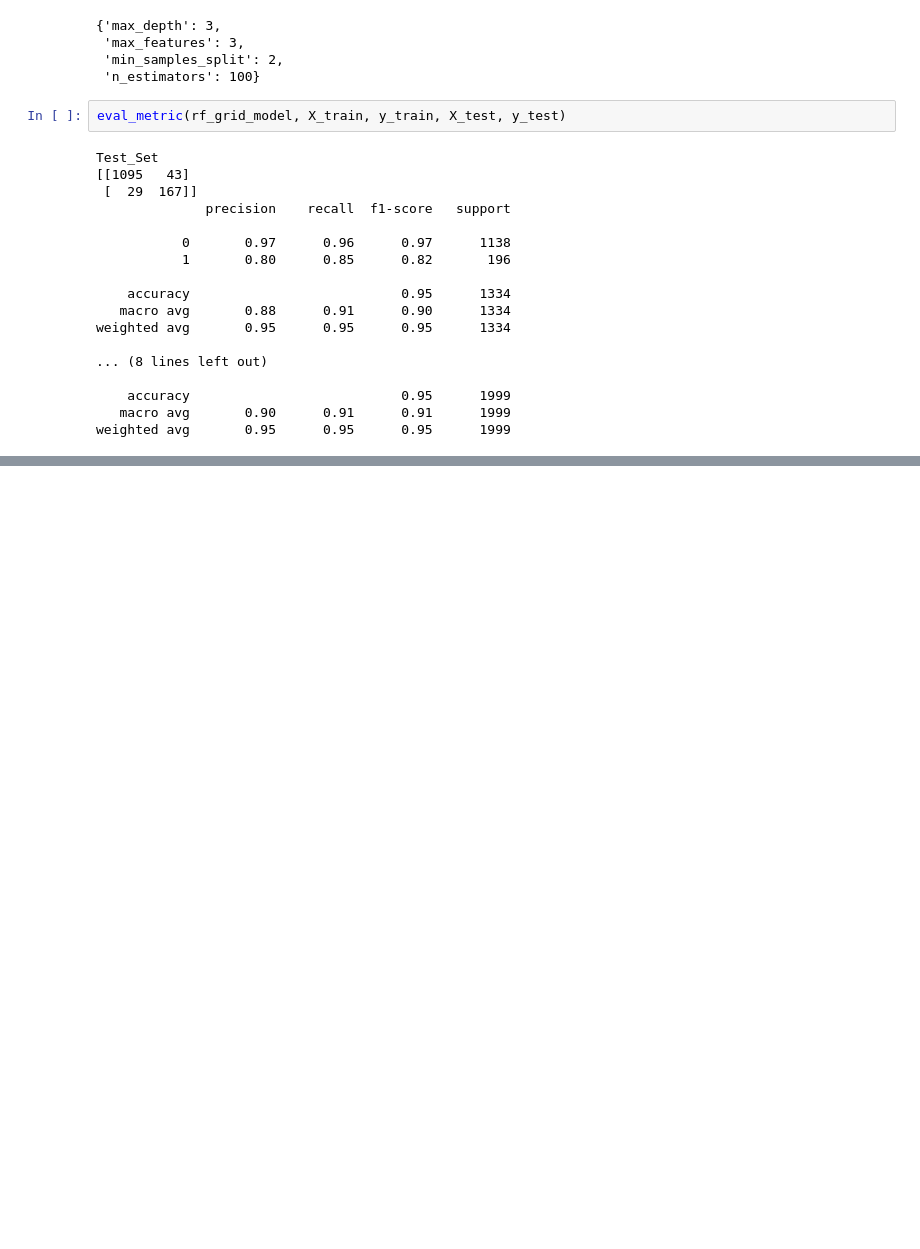
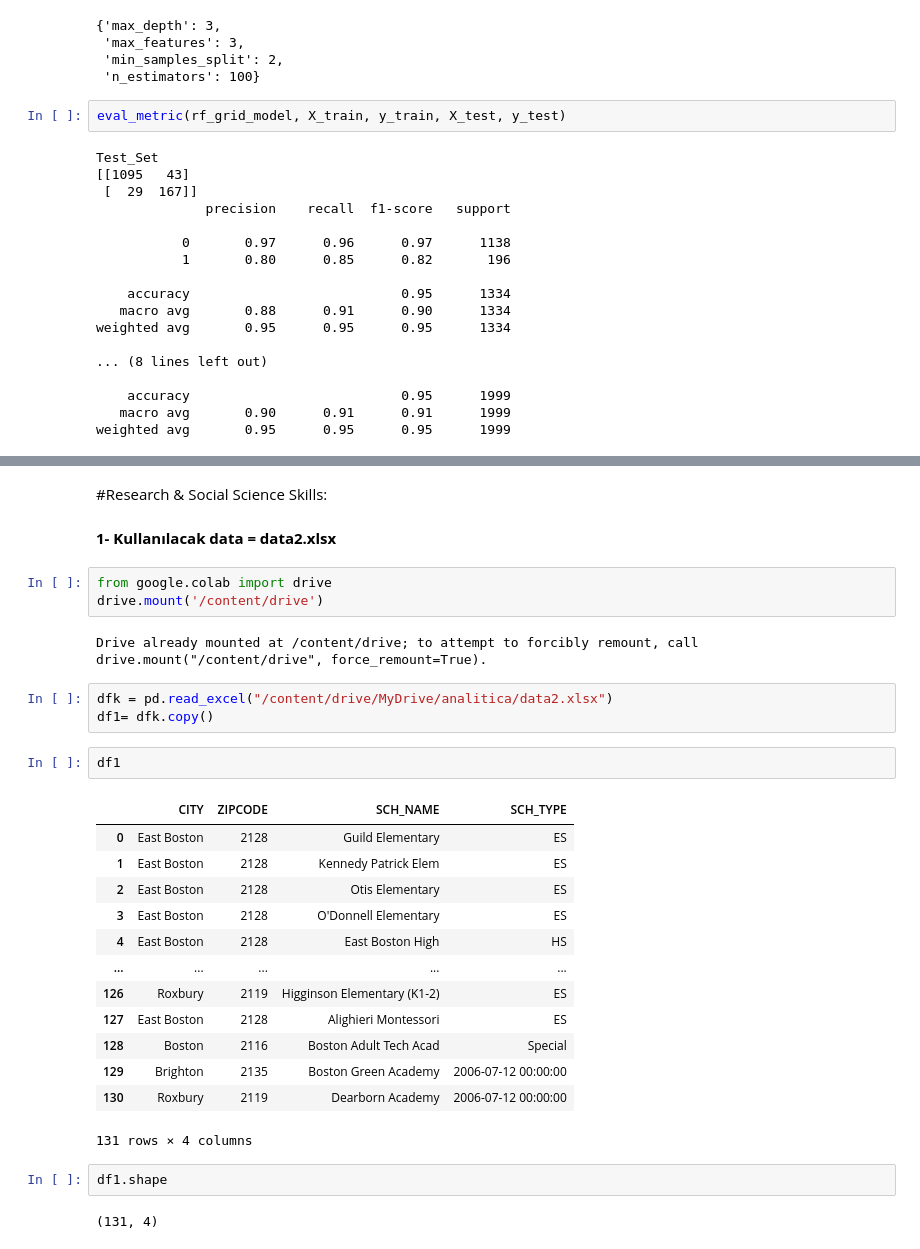
Before and after one commit to eildes06/02_DS_DATA_SCIENCE, a Jupyter notebook: churn_prediction.ipynb, the cells around one changed output, grey strips where cells are left out. Saved outputs shown, nothing was run; the diff lists cells and outputs as text; blank space fills up the shorter version.

Commit message:
Colaboratory kullanılarak oluşturuldu

```diff
--- a/churn_prediction.ipynb
+++ b/churn_prediction.ipynb
@@ -1122,0 +1118,32 @@ AttributeError: ignored
+# %% [markdown]
+#Research & Social Science Skills:
+# %% [markdown]
+**1- Kullanılacak data = data2.xlsx**
+# %%
+from google.colab import drive
+drive.mount('/content/drive')
+# %% [output]
+Drive already mounted at /content/drive; to attempt to forcibly remount, call drive.mount("/content/drive", force_remount=True).
+# %%
+dfk = pd.read_excel("/content/drive/MyDrive/analitica/data2.xlsx")
+df1= dfk.copy()
+# %%
+df1
+# %% [output]
+|  | CITY | ZIPCODE | SCH_NAME | SCH_TYPE |
+| 0 | East Boston | 2128 | Guild Elementary | ES |
+| 1 | East Boston | 2128 | Kennedy Patrick Elem | ES |
+| 2 | East Boston | 2128 | Otis Elementary | ES |
+| 3 | East Boston | 2128 | O'Donnell Elementary | ES |
+| 4 | East Boston | 2128 | East Boston High | HS |
+| ... | ... | ... | ... | ... |
+| 126 | Roxbury | 2119 | Higginson Elementary (K1-2) | ES |
+| 127 | East Boston | 2128 | Alighieri Montessori | ES |
+| 128 | Boston | 2116 | Boston Adult Tech Acad | Special |
+| 129 | Brighton | 2135 | Boston Green Academy | 2006-07-12 00:00:00 |
+| 130 | Roxbury | 2119 | Dearborn Academy | 2006-07-12 00:00:00 |
+131 rows × 4 columns
+# %%
+df1.shape
+# %% [output]
+(131, 4)
```
Also changed, not shown: parts of 70 cells of this notebook.
